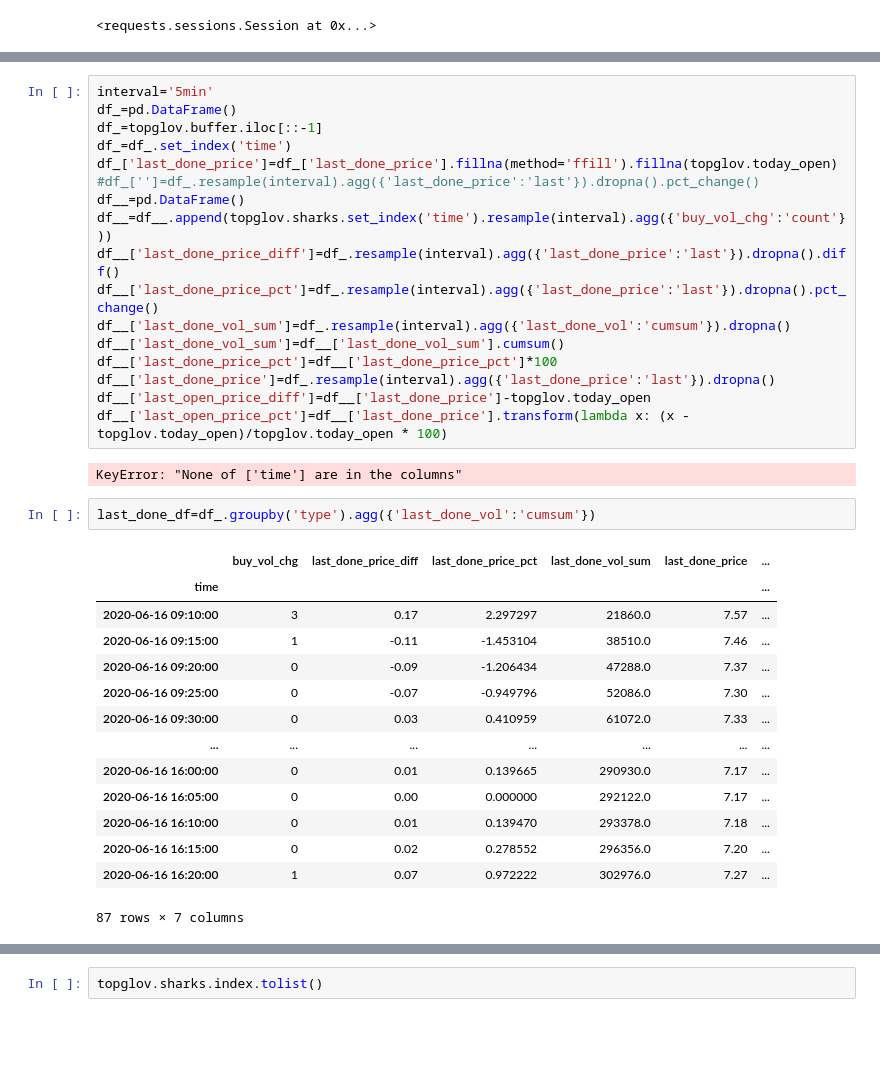
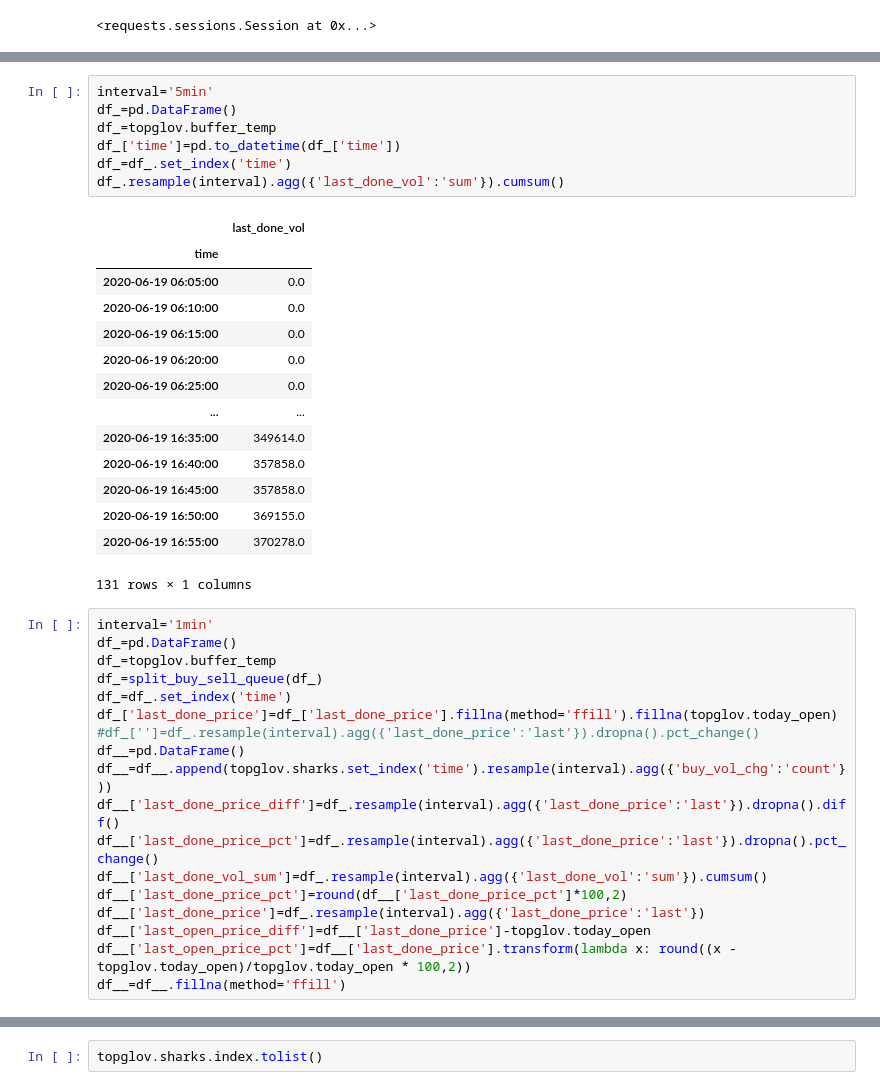
Before and after one commit to chiupc/SharkDetector, a Jupyter notebook: src/quote_movements_analysis.ipynb, the cells around one changed output, grey strips where cells are left out. Cells and saved outputs as stored; diff of their text form; blank space fills up the shorter version.

Commit message:
Added handling of duplicate data

```diff
--- a/src/quote_movements_analysis.ipynb
+++ b/src/quote_movements_analysis.ipynb
@@ -355,7 +368,30 @@ topglov.last_done_buy
+# %%
+interval='5min'
+df_=pd.DataFrame()
+df_=topglov.buffer_temp
+df_['time']=pd.to_datetime(df_['time'])
+df_=df_.set_index('time')
+df_.resample(interval).agg({'last_done_vol':'sum'}).cumsum()
+# %% [output]
+|  | last_done_vol |
+| time |  |
+| 2020-06-19 06:05:00 | 0.0 |
+| 2020-06-19 06:10:00 | 0.0 |
+| 2020-06-19 06:15:00 | 0.0 |
+| 2020-06-19 06:20:00 | 0.0 |
+| 2020-06-19 06:25:00 | 0.0 |
+| ... | ... |
+| 2020-06-19 16:35:00 | 349614.0 |
+| 2020-06-19 16:40:00 | 357858.0 |
+| 2020-06-19 16:45:00 | 357858.0 |
+| 2020-06-19 16:50:00 | 369155.0 |
+| 2020-06-19 16:55:00 | 370278.0 |
+131 rows × 1 columns
 # %%
-interval='5min'
+interval='1min'
 df_=pd.DataFrame()
-df_=topglov.buffer.iloc[::-1]
+df_=topglov.buffer_temp
+df_=split_buy_sell_queue(df_)
 df_=df_.set_index('time')
 df_['last_done_price']=df_['last_done_price'].fillna(method='ffill').fillna(topglov.today_open)
 #df_['']=df_.resample(interval).agg({'last_done_price':'last'}).dropna().pct_change()
@@ -363,28 +399,9 @@ df__=pd.DataFrame()
 df__=df__.append(topglov.sharks.set_index('time').resample(interval).agg({'buy_vol_chg':'count'}))
 df__['last_done_price_diff']=df_.resample(interval).agg({'last_done_price':'last'}).dropna().diff()
 df__['last_done_price_pct']=df_.resample(interval).agg({'last_done_price':'last'}).dropna().pct_change()
-df__['last_done_vol_sum']=df_.resample(interval).agg({'last_done_vol':'cumsum'}).dropna()
-df__['last_done_vol_sum']=df__['last_done_vol_sum'].cumsum()
-df__['last_done_price_pct']=df__['last_done_price_pct']*100
-df__['last_done_price']=df_.resample(interval).agg({'last_done_price':'last'}).dropna()
+df__['last_done_vol_sum']=df_.resample(interval).agg({'last_done_vol':'sum'}).cumsum()
+df__['last_done_price_pct']=round(df__['last_done_price_pct']*100,2)
+df__['last_done_price']=df_.resample(interval).agg({'last_done_price':'last'})
 df__['last_open_price_diff']=df__['last_done_price']-topglov.today_open
-df__['last_open_price_pct']=df__['last_done_price'].transform(lambda x: (x - topglov.today_open)/topglov.today_open * 100)
+df__['last_open_price_pct']=df__['last_done_price'].transform(lambda x: round((x - topglov.today_open)/topglov.today_open * 100,2))
+df__=df__.fillna(method='ffill')
-# %% [output]
-KeyError: "None of ['time'] are in the columns"
-# %%
-last_done_df=df_.groupby('type').agg({'last_done_vol':'cumsum'})
-# %% [output]
-|  | buy_vol_chg | last_done_price_diff | last_done_price_pct | last_done_vol_sum | last_done_price | ... |
-| time |  |  |  |  |  | ... |
-| 2020-06-16 09:10:00 | 3 | 0.17 | 2.297297 | 21860.0 | 7.57 | ... |
-| 2020-06-16 09:15:00 | 1 | -0.11 | -1.453104 | 38510.0 | 7.46 | ... |
-| 2020-06-16 09:20:00 | 0 | -0.09 | -1.206434 | 47288.0 | 7.37 | ... |
-| 2020-06-16 09:25:00 | 0 | -0.07 | -0.949796 | 52086.0 | 7.30 | ... |
-| 2020-06-16 09:30:00 | 0 | 0.03 | 0.410959 | 61072.0 | 7.33 | ... |
-| ... | ... | ... | ... | ... | ... | ... |
-| 2020-06-16 16:00:00 | 0 | 0.01 | 0.139665 | 290930.0 | 7.17 | ... |
-| 2020-06-16 16:05:00 | 0 | 0.00 | 0.000000 | 292122.0 | 7.17 | ... |
-| 2020-06-16 16:10:00 | 0 | 0.01 | 0.139470 | 293378.0 | 7.18 | ... |
-| 2020-06-16 16:15:00 | 0 | 0.02 | 0.278552 | 296356.0 | 7.20 | ... |
-| 2020-06-16 16:20:00 | 1 | 0.07 | 0.972222 | 302976.0 | 7.27 | ... |
-87 rows × 7 columns
```
Also changed, not shown: parts of 9 cells of this notebook, 35 other files.
